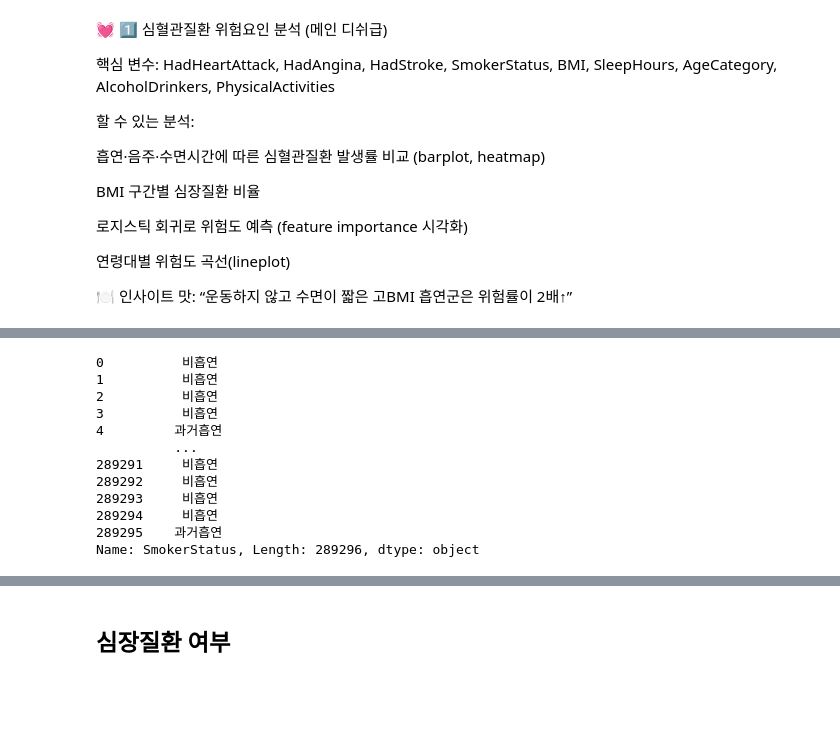
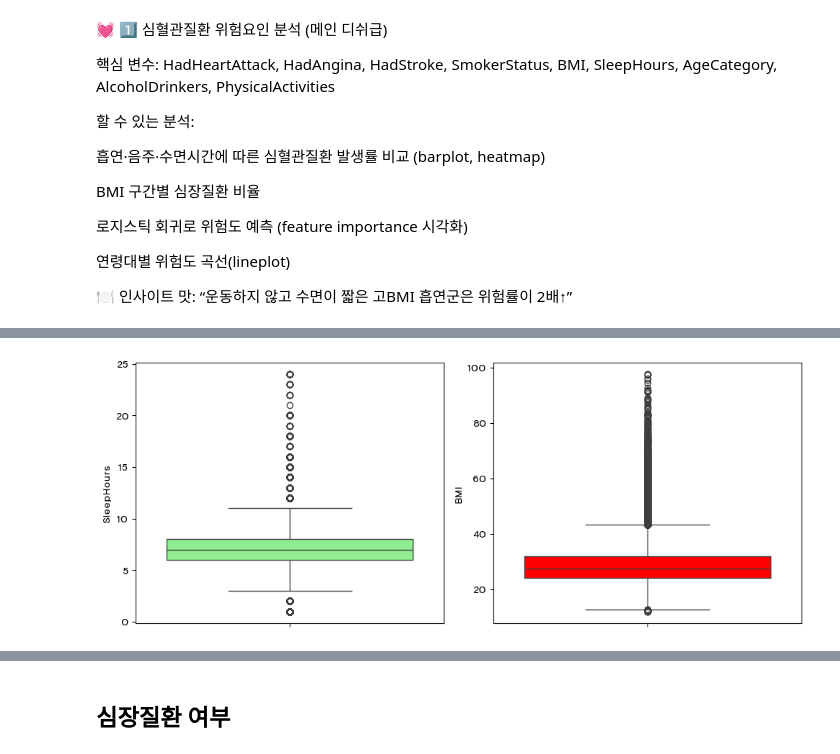
Before and after one commit to Team-3man/disease_analysis, a Jupyter notebook: lks.ipynb, the cells around one changed output, grey strips where cells are left out. Saved outputs shown, nothing was run; the diff lists cells and outputs as text; code cells hidden in the pictures; blank space fills up the shorter version.

```diff
--- a/lks.ipynb
+++ b/lks.ipynb
@@ -77,9 +131,11 @@ df = df.dropna().reset_index()
 # %%
+# 심근경색 / 협심증 여부를 심장 질환 컬럼하나로 통합
 df['HeartDisease'] = (df['HadHeartAttack'] == 'Yes') | (df['HadAngina'] == 'Yes')
 df['HeartDisease'] = df['HeartDisease'].map({True: 'Yes', False: 'No'})
 df['HeartDisease_num'] = df['HeartDisease'].map({'Yes':1, 'No':0})
 
 
+# 흡연 여부
 df['SmokerStatus'] = df['SmokerStatus'].replace({
     'Never smoked': '비흡연',
     'Former smoker': '과거흡연',
@@ -87,17 +143,14 @@ df['SmokerStatus'] = df['SmokerStatus'].replace({
     'Current smoker - now smokes every day': '매일흡연'
 })
 
-df['SmokerStatus']
+df['bmi_group'] = pd.cut(df['BMI'], bins = [0, 18.5, 25, 30, 35, df['BMI'].max()], labels = ['저체중', '정상체중', '과체중', '비만', '고도비만'])
-# %% [output]
-0          비흡연
-1          비흡연
-2          비흡연
-3          비흡연
-4         과거흡연
-          ...
-289291     비흡연
-289292     비흡연
-289293     비흡연
-289294     비흡연
-289295    과거흡연
-Name: SmokerStatus, Length: 289296, dtype: object
+# %%
+fig, ax = plt.subplots(1, 2, figsize=(10, 4))
+sns.boxplot(df['SleepHours'], boxprops=dict(facecolor='lightgreen'), ax= ax[0])
+sns.boxplot(df['BMI'], boxprops=dict(facecolor='red'), ax = ax[1])
+
+
+plt.tight_layout()
+plt.show()
+# %% [output]
+[figure, added]
```
Also changed, not shown: parts of 32 cells of this notebook.
